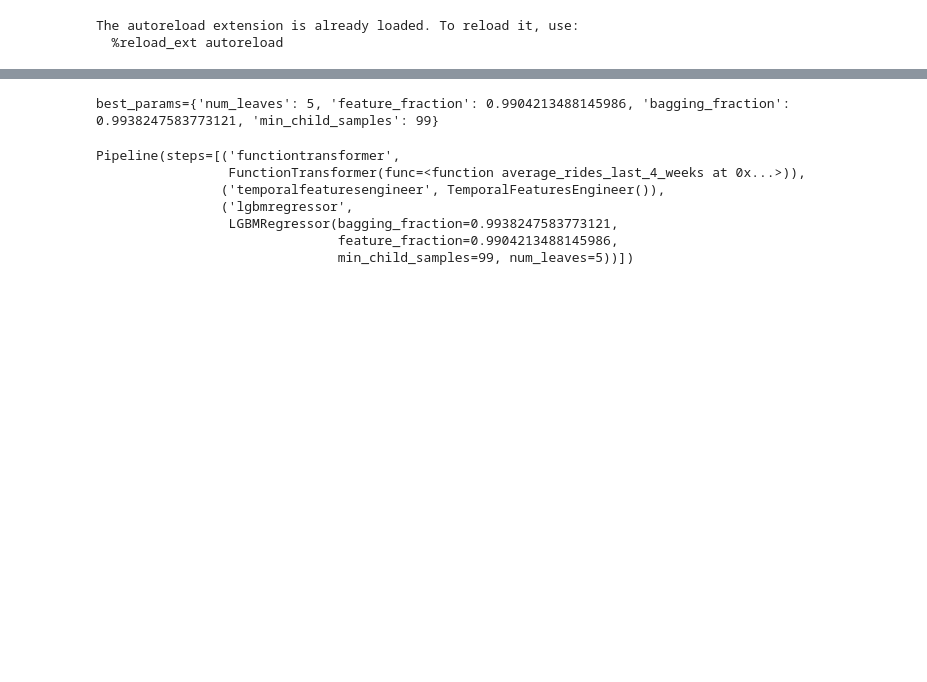
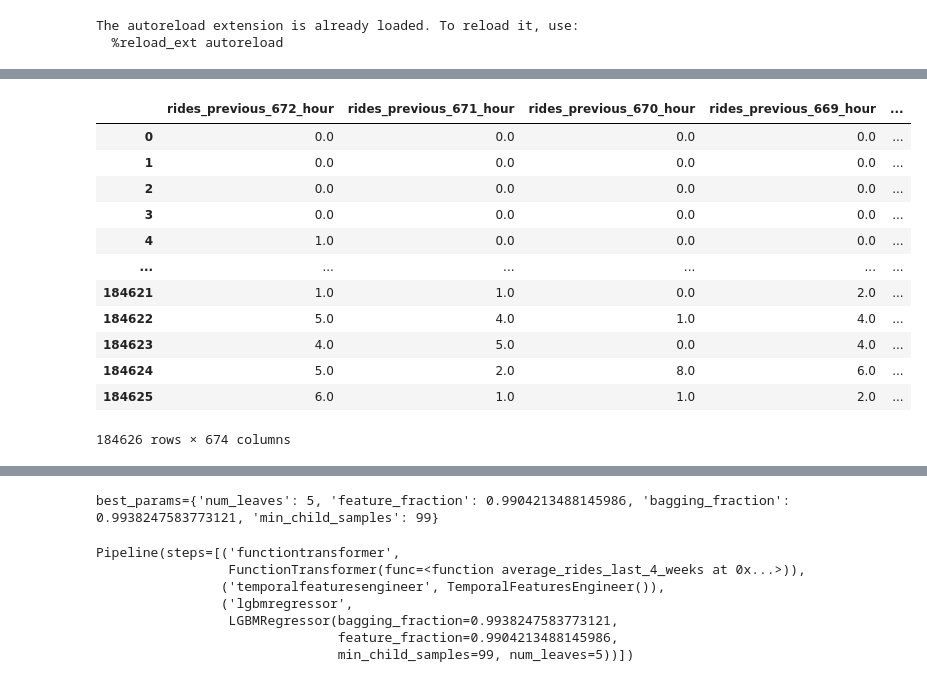
Before and after one commit to Kesh1955/NYC_Taxi_demand_prediction, a Jupyter notebook: notebooks/13_model_training_pipeline.ipynb, the cells around one changed output, grey strips where cells are left out. Drawn from its saved outputs; the diff is of its cells as text; code cells hidden in the pictures; blank space fills up the shorter version.

```diff
--- a/notebooks/13_model_training_pipeline.ipynb
+++ b/notebooks/13_model_training_pipeline.ipynb
@@ -165,14 +266,20 @@ features_and_target
 # %%
 from datetime import datetime, timedelta
+
 from pytz import timezone
 import pandas as pd
 from src.data_split import train_test_split
 
-# training data -> from January 2023 up until 2 months ago
+# training data -> from November 2024 up until 2 months ago
+# 2024-11-30 22:00:00+00:00
 # test data -> last 2 months
-current_date = pd.Timestamp('2024-10-31 00:00:00')
-cutoff_date = (current_date - timedelta(days=28*1)).to_pydatetime()
-# .replace(tzinfo=None)
+# current_date = pd.to_datetime('2023-01-01 00:00:00') # minus 28 days = (2024, 11, 1, 0, 0)
+
+from datetime import datetime, timezone
+current_date = datetime.now(timezone.utc)
+print(current_date)
+cutoff_date = (current_date - timedelta(days=60))
+
 
 print(f'{cutoff_date=}')
 print(type(cutoff_date))
@@ -239,0 +431,16 @@ y_test.shape=(7364,)
+# %%
+X_train
+# %% [output]
+|  | rides_previous_672_hour | rides_previous_671_hour | rides_previous_670_hour | rides_previous_669_hour | ... |
+| 0 | 0.0 | 0.0 | 0.0 | 0.0 | ... |
+| 1 | 0.0 | 0.0 | 0.0 | 0.0 | ... |
+| 2 | 0.0 | 0.0 | 0.0 | 0.0 | ... |
+| 3 | 0.0 | 0.0 | 0.0 | 0.0 | ... |
+| 4 | 1.0 | 0.0 | 0.0 | 0.0 | ... |
+| ... | ... | ... | ... | ... | ... |
+| 184621 | 1.0 | 1.0 | 0.0 | 2.0 | ... |
+| 184622 | 5.0 | 4.0 | 1.0 | 4.0 | ... |
+| 184623 | 4.0 | 5.0 | 0.0 | 4.0 | ... |
+| 184624 | 5.0 | 2.0 | 8.0 | 6.0 | ... |
+| 184625 | 6.0 | 1.0 | 1.0 | 2.0 | ... |
+184626 rows × 674 columns
```
Also changed, not shown: parts of 34 cells of this notebook, 20 other files.
